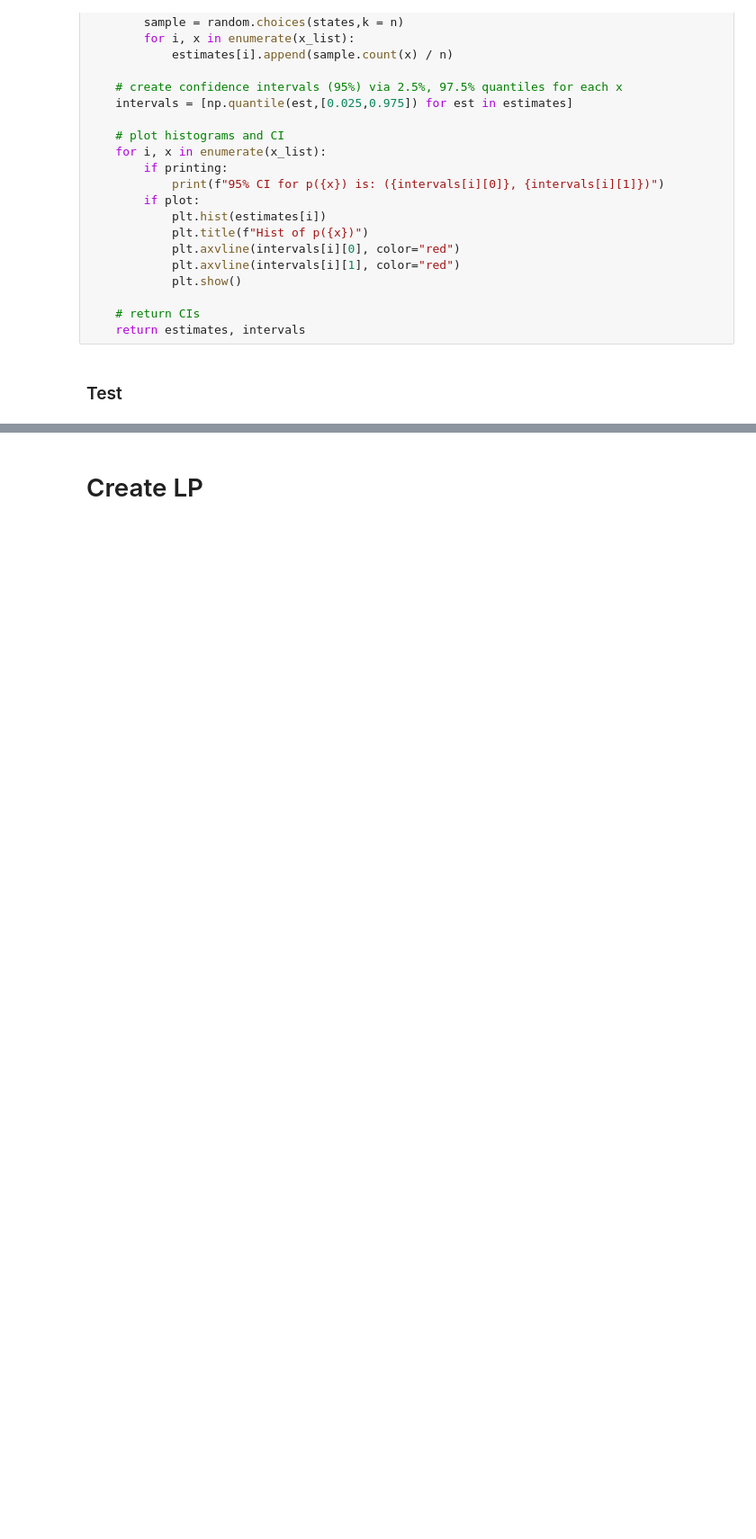
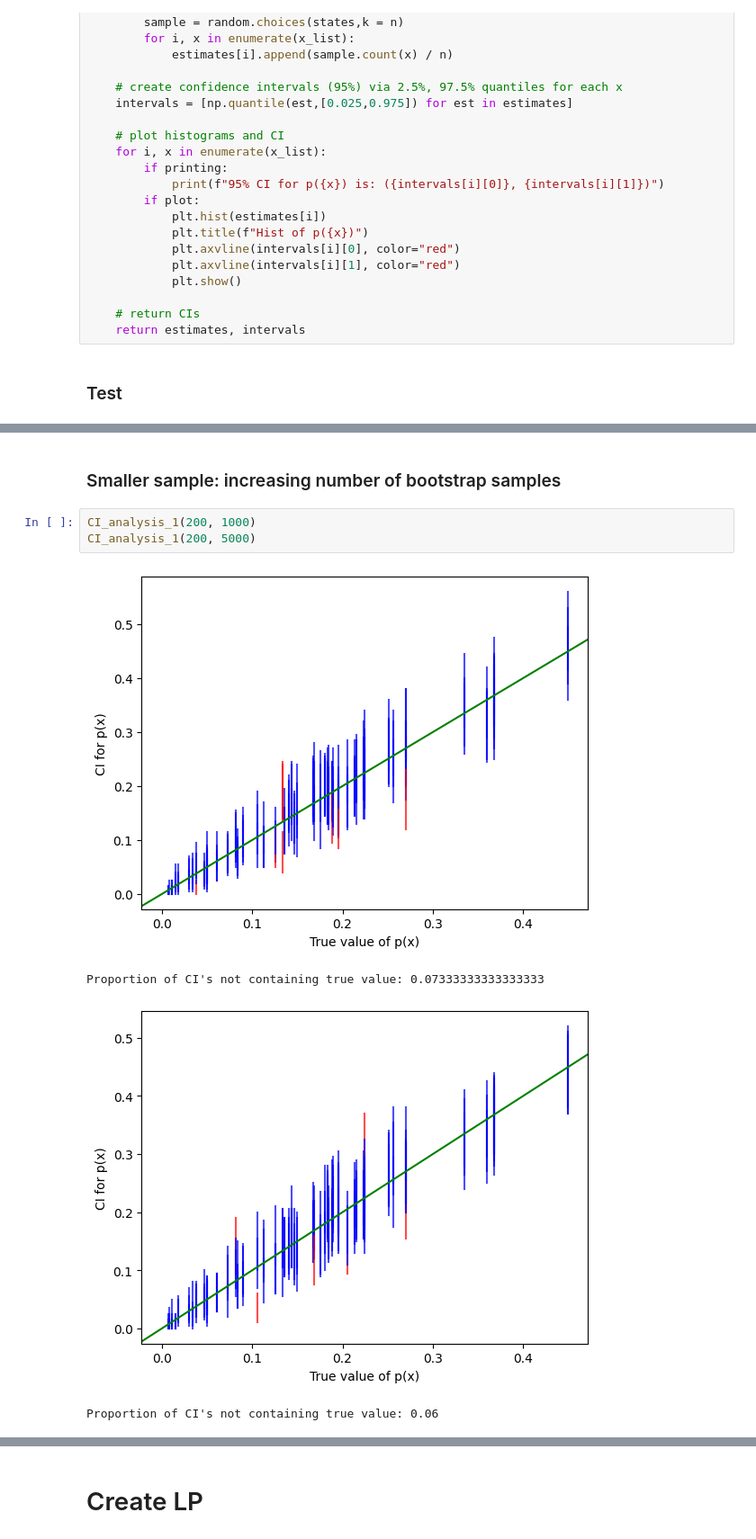
Before and after one commit to willjgh/M4R, a Jupyter notebook: birth_death_reaction.ipynb, the cells around one changed output, grey strips where cells are left out. Shown at 90% size. Drawn from its saved outputs; the diff is of its cells as text; blank space fills up the shorter version.

```diff
--- a/birth_death_reaction.ipynb
+++ b/birth_death_reaction.ipynb
@@ -126,0 +176,10 @@ We find CI's for the first 10 states for a range of parameter values, plotting C
+# %% [markdown]
+### Smaller sample: increasing number of bootstrap samples
+# %%
+CI_analysis_1(200, 1000)
+CI_analysis_1(200, 5000)
+# %% [output]
+[figure, added]
+Proportion of CI's not containing true value: 0.07333333333333333
+[figure, added]
+Proportion of CI's not containing true value: 0.06
```
Also changed, not shown: parts of 26 cells of this notebook.
